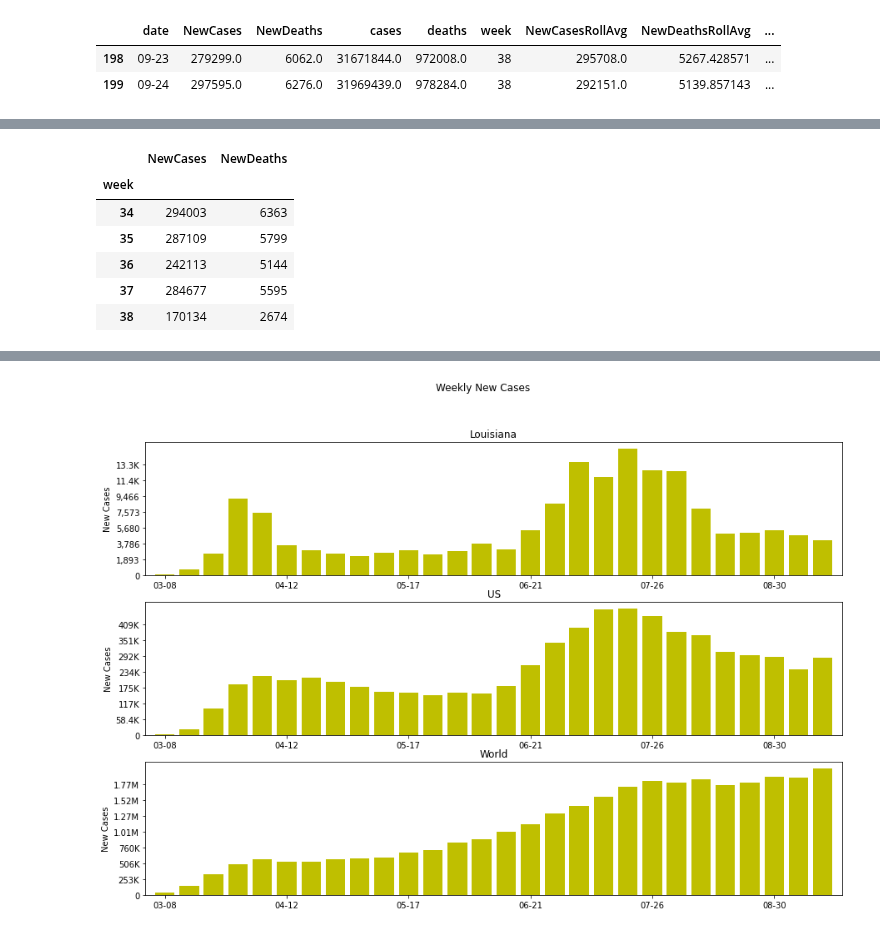
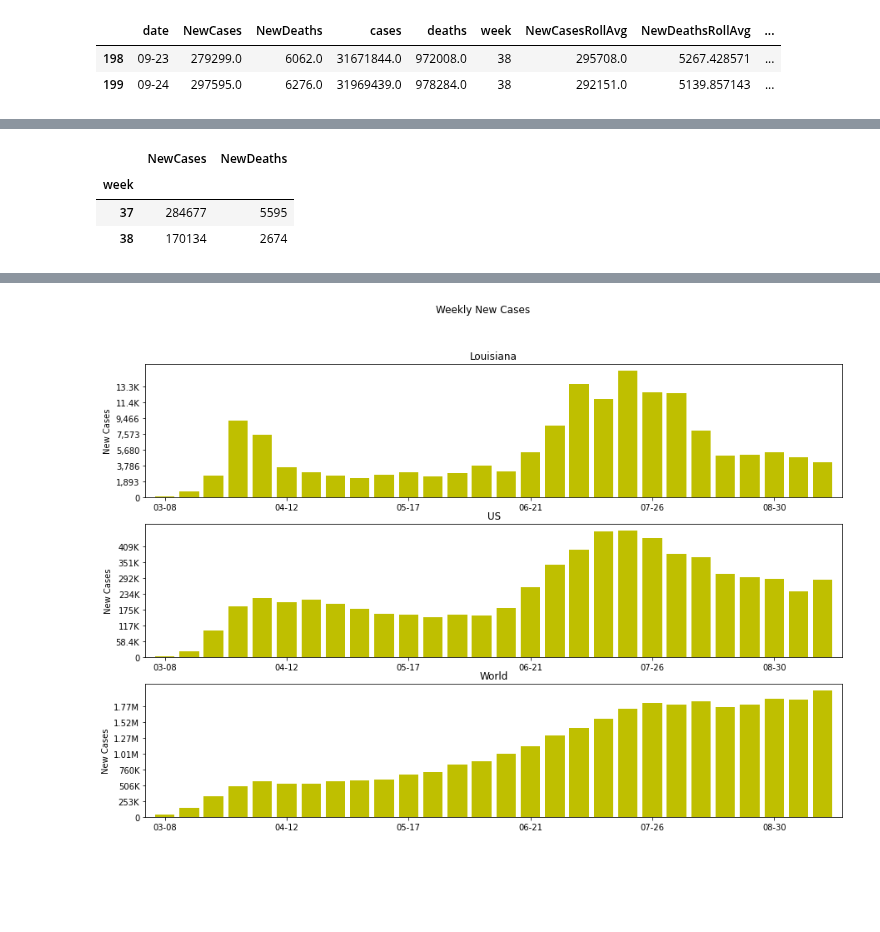
Before and after one commit to GarysCorner/Covid19-LaCompared, a Jupyter notebook: CovidData.ipynb, the cells around one changed output, grey strips where cells are left out. Saved outputs shown, nothing was run; the diff lists cells and outputs as text; code cells hidden in the pictures; blank space fills up the shorter version.

```diff
--- a/CovidData.ipynb
+++ b/CovidData.ipynb
@@ -348,14 +353,11 @@ Text(0.5, 0.98, 'Covid-19 La vs US New Deaths Daily')
 # %%
 la_df_weekly = la_df.groupby('week')[['NewCases','NewDeaths']].sum()
 us_df_weekly = us_df.groupby('week')[['NewCases','NewDeaths']].sum()
 world_df_weekly = world_df.groupby('week')[['NewCases','NewDeaths']].sum()
-us_df_weekly.tail()
+us_df_weekly.tail(2)
 # %% [output]
 |  | NewCases | NewDeaths |
 | week |  |  |
-| 34 | 294003 | 6363 |
-| 35 | 287109 | 5799 |
-| 36 | 242113 | 5144 |
 | 37 | 284677 | 5595 |
 | 38 | 170134 | 2674 |
 # %%
```
Also changed, not shown: parts of 8 cells of this notebook, 8 other files.
